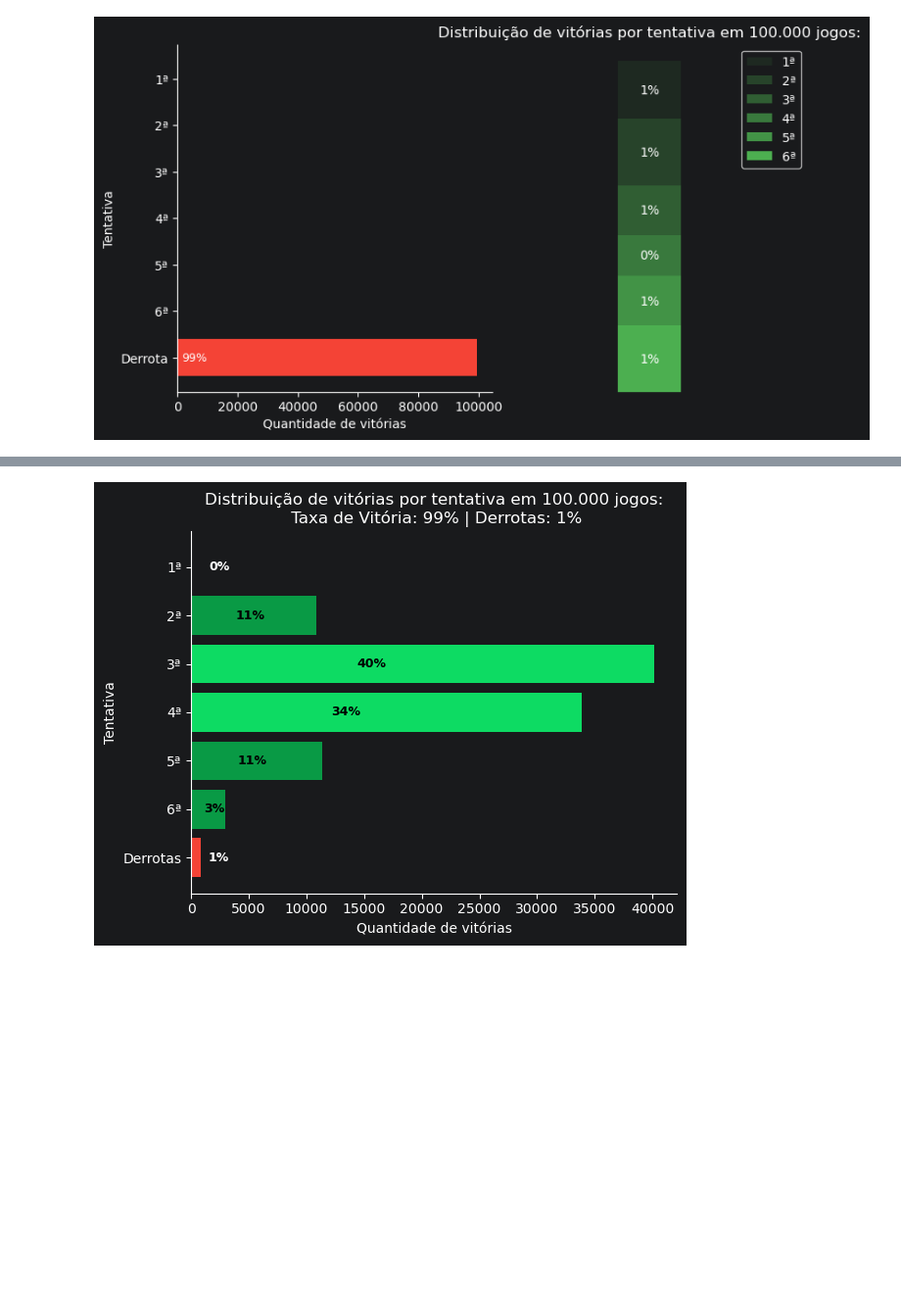
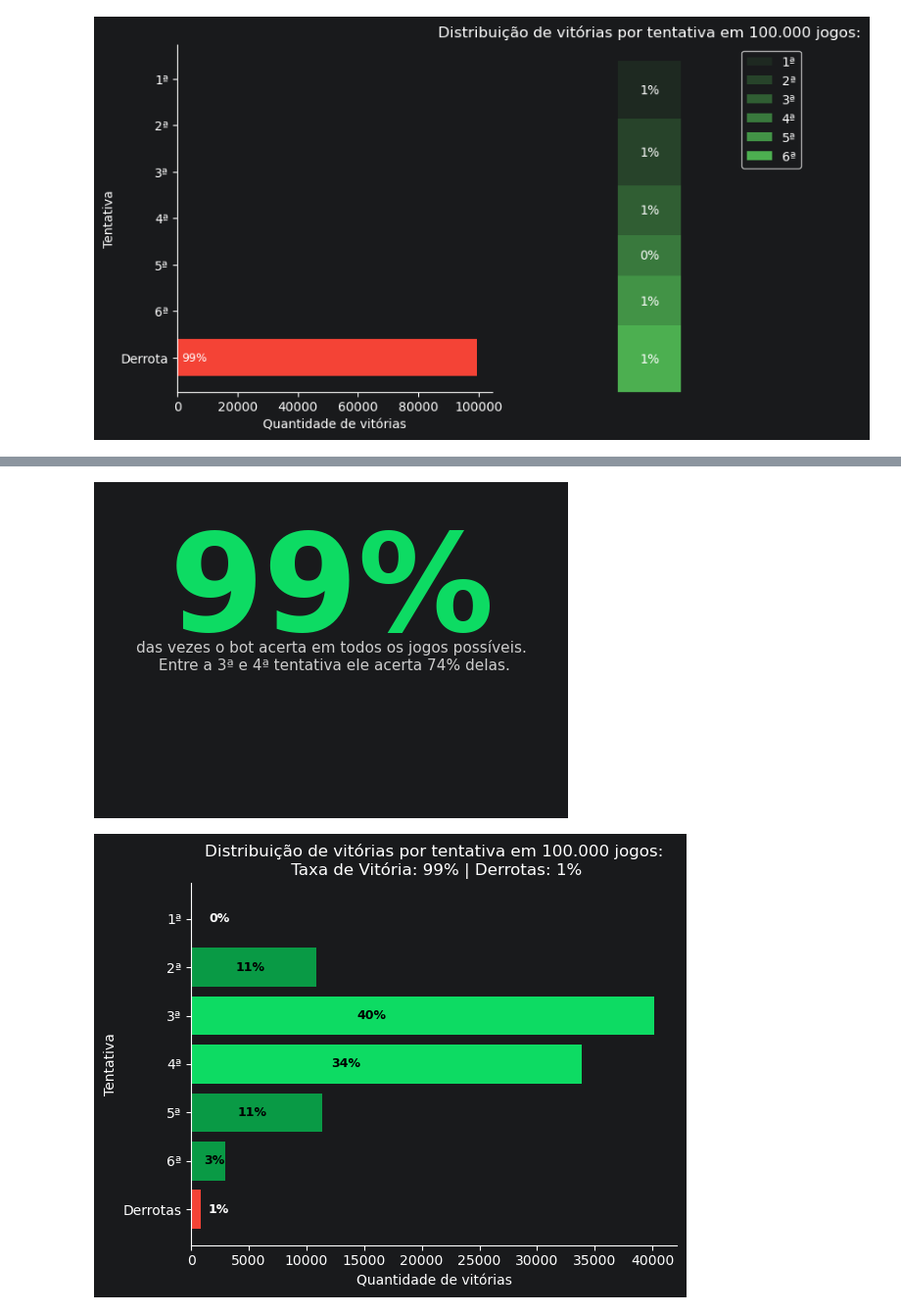
Before and after one commit to joaoprbrasil/Termo-Solver, a Jupyter notebook: notebooks/analytics.ipynb, the cells around one changed output, grey strips where cells are left out. Shown at 98% size. Cells and saved outputs as stored; diff of their text form; code cells hidden in the pictures; blank space fills up the shorter version.

```diff
--- a/notebooks/analytics.ipynb
+++ b/notebooks/analytics.ipynb
@@ -195,3 +275,21 @@ ax.spines[['top', 'right']].set_visible(False)
+# %%
+fig, ax = plt.subplots(figsize=(6, 4.2))
+
+ax.axis('off')
+
+# Número grande
+ax.text(0.5, 0.68, '99%', fontsize=100, fontweight='bold',
+        ha='center', va='center', color='#0DDB63')
+
+# Título abaixo do número
+ax.text(0.5, 0.48, 'das vezes o bot acerta em todos os jogos possíveis.\n Entre a 3ª e 4ª tentativa ele acerta 74% delas.', fontsize=11,
+        ha='center', va='center', color='#cccccc', fontweight='medium')
+
+
+plt.show()
+fig.savefig("SingleTextNumber.png")
+# %% [output]
+[figure, added]
 # %%
 # model_based_reflex_agent
 # [0, 10816, 40135, 33907, 11340, 2974, 828] - 100000
```
Also changed, not shown: parts of 6 cells of this notebook, 6 other files.
